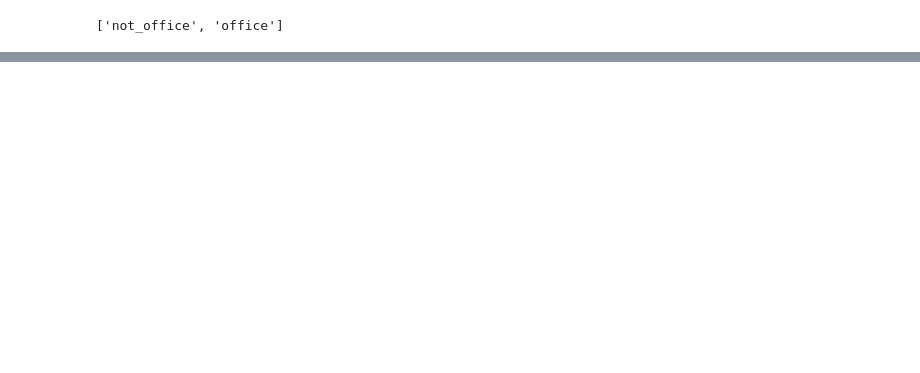
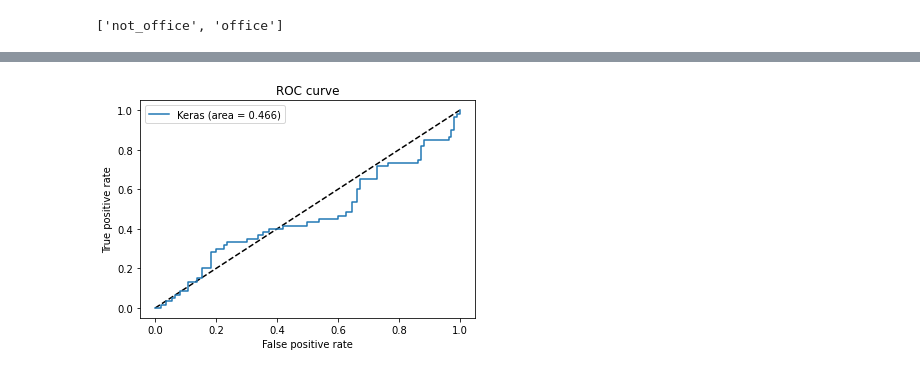
Before and after one commit to Gc04346/Final_Project_IC_VC, a Jupyter notebook: step_one.ipynb, the cells around one changed output, grey strips where cells are left out. Cells and saved outputs as stored; diff of their text form; code cells hidden in the pictures; blank space fills up the shorter version.

Commit message:
o modelo tá uma bosta

```diff
--- a/step_one.ipynb
+++ b/step_one.ipynb
@@ -142,0 +135,7 @@ Accuracy on test dataset: 0.6309523582458496
+# %%
+import numpy as np
+# pra pegar X_test  e y_test daqui
+print(validation_set)
+y_test = np.concatenate([y for x, y in validation_set], axis=0)
+X_test = np.concatenate([x for x, y in validation_set], axis=0)
+y_test
@@ -142,0 +172,21 @@ Accuracy on test dataset: 0.6309523582458496
+# %%
+from sklearn.metrics import roc_curve
+y_pred_keras = model.predict(X_test).ravel()
+fpr_keras, tpr_keras, thresholds_keras = roc_curve(y_test, y_pred_keras)
+# %%
+from sklearn.metrics import auc
+auc_keras = auc(fpr_keras, tpr_keras)
+# %%
+import matplotlib.pyplot as plt
+
+plt.figure(1)
+plt.plot([0, 1], [0, 1], 'k--')
+plt.plot(fpr_keras, tpr_keras, label='Keras (area = {:.3f})'.format(auc_keras))
+# plt.plot(fpr_rf, tpr_rf, label='RF (area = {:.3f})'.format(auc_rf))
+plt.xlabel('False positive rate')
+plt.ylabel('True positive rate')
+plt.title('ROC curve')
+plt.legend(loc='best')
+plt.show()
+# %% [output]
+[figure, added]
```
Also changed, not shown: parts of 8 cells of this notebook.
